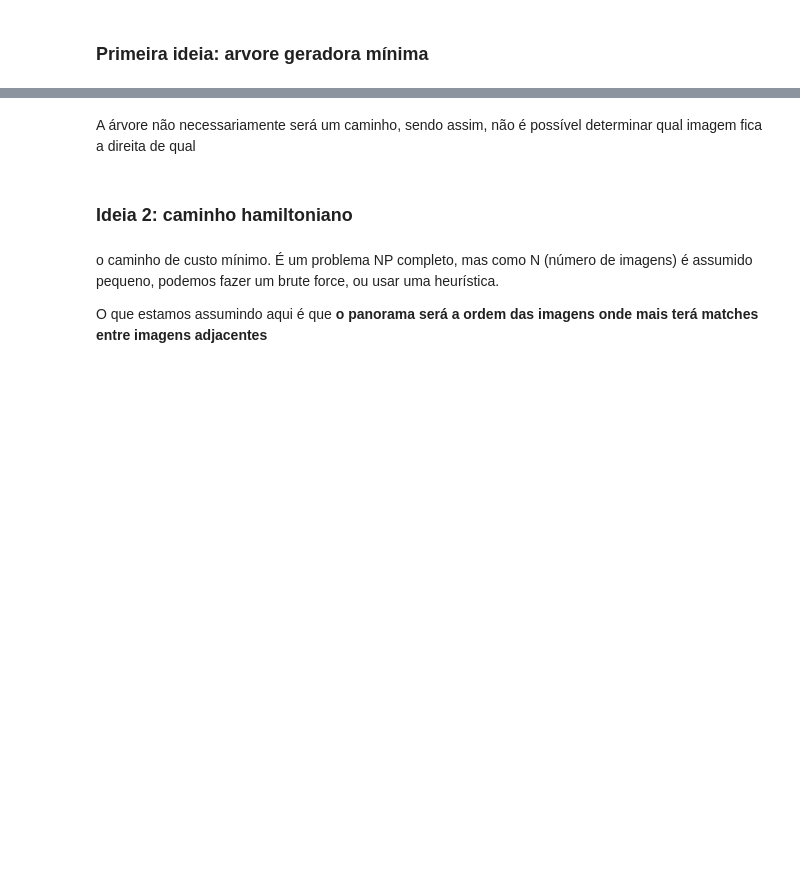
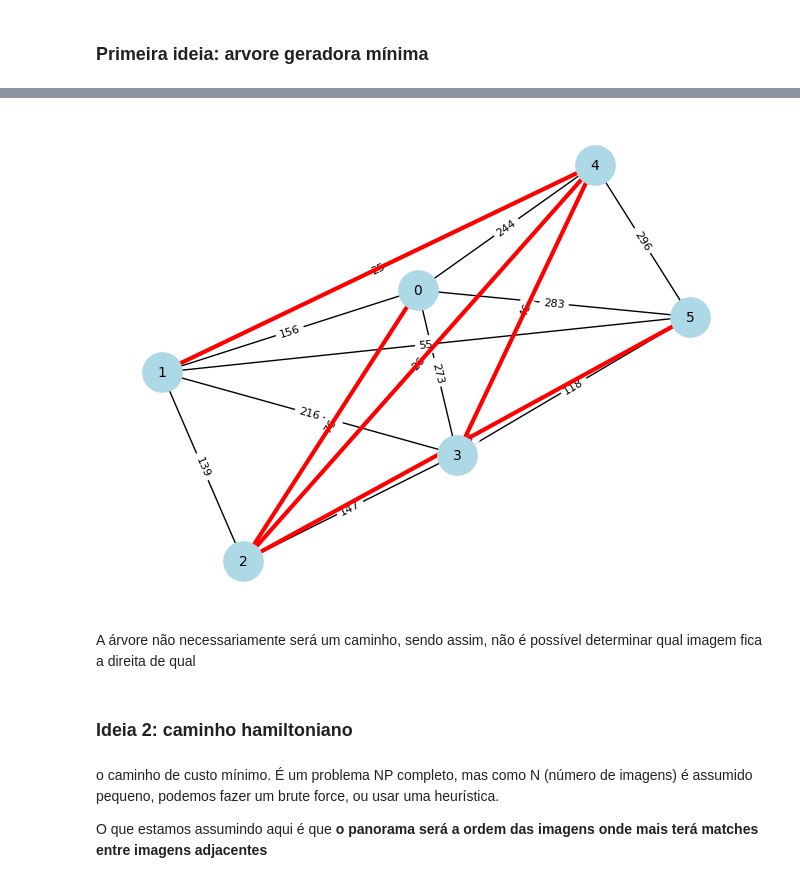
Before and after one commit to JevsJevs/MC949-Visao-Computacional, a Jupyter notebook: notebooks/S5-1.0-esm-automatic-order.ipynb, the cells around one changed output, grey strips where cells are left out. Cells and saved outputs as stored; diff of their text form; code cells hidden in the pictures; blank space fills up the shorter version.

```diff
--- a/notebooks/S5-1.0-esm-automatic-order.ipynb
+++ b/notebooks/S5-1.0-esm-automatic-order.ipynb
@@ -74,3 +74,21 @@ Edges in MST:
+# %%
+# Draw base graph
+pos = nx.spring_layout(G, seed=42)
+nx.draw(G, pos, with_labels=True, node_size=800, node_color="lightblue", font_size=10)
+
+# Draw edge weights
+labels = nx.get_edge_attributes(G, 'weight')
+nx.draw_networkx_edge_labels(G, pos, edge_labels=labels, font_size=8)
+
+# Highlight path
+nx.draw_networkx_edges(G, pos,
+                       edgelist=mst.edges,
+                       edge_color="red",
+                       width=3)
+
+plt.show()
+# %% [output]
+[figure, added]
 # %% [markdown]
 A árvore não necessariamente será um caminho, sendo assim, não é possível determinar qual imagem fica a direita de qual
 # %% [markdown]
```
Also changed, not shown: parts of 13 cells of this notebook.
